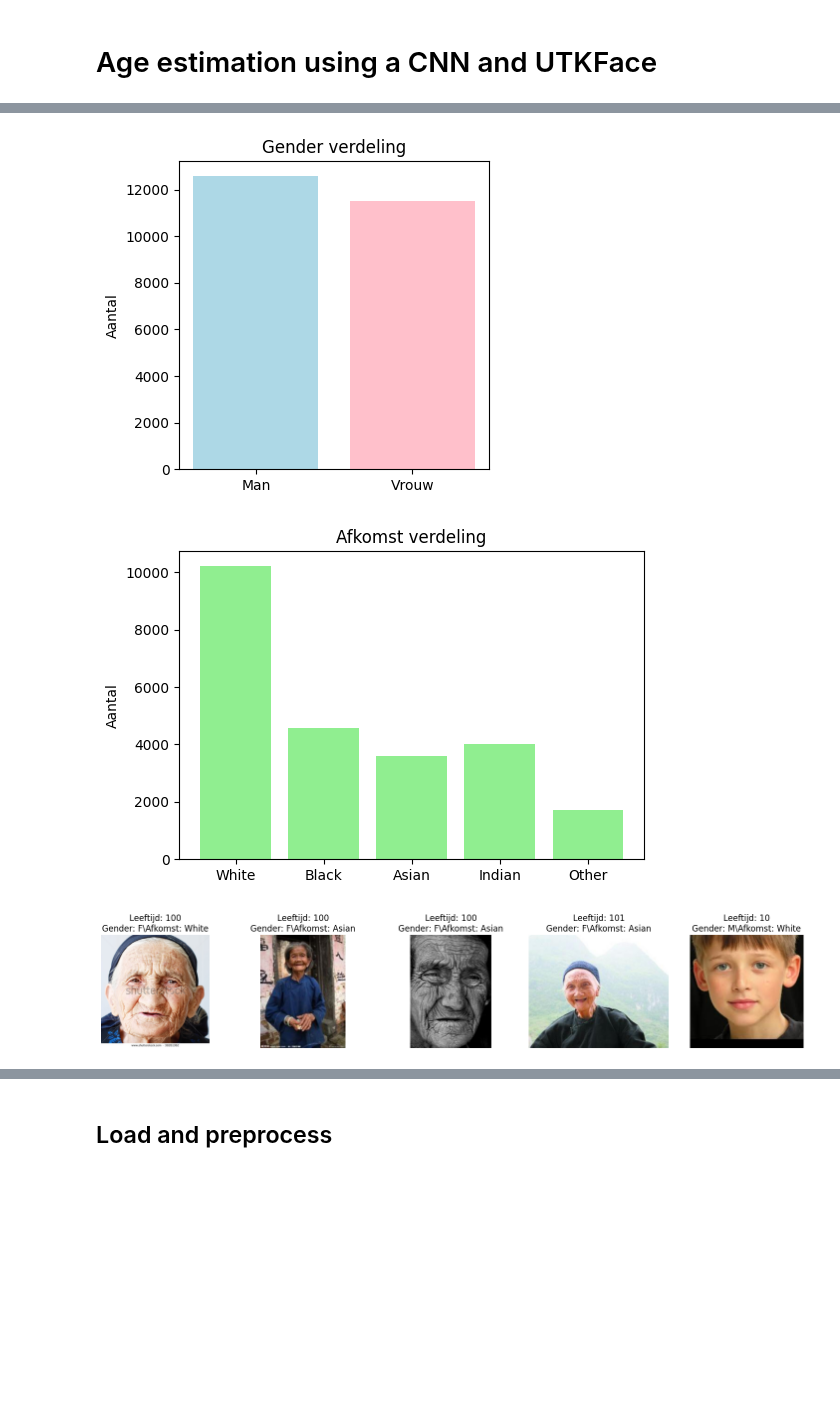
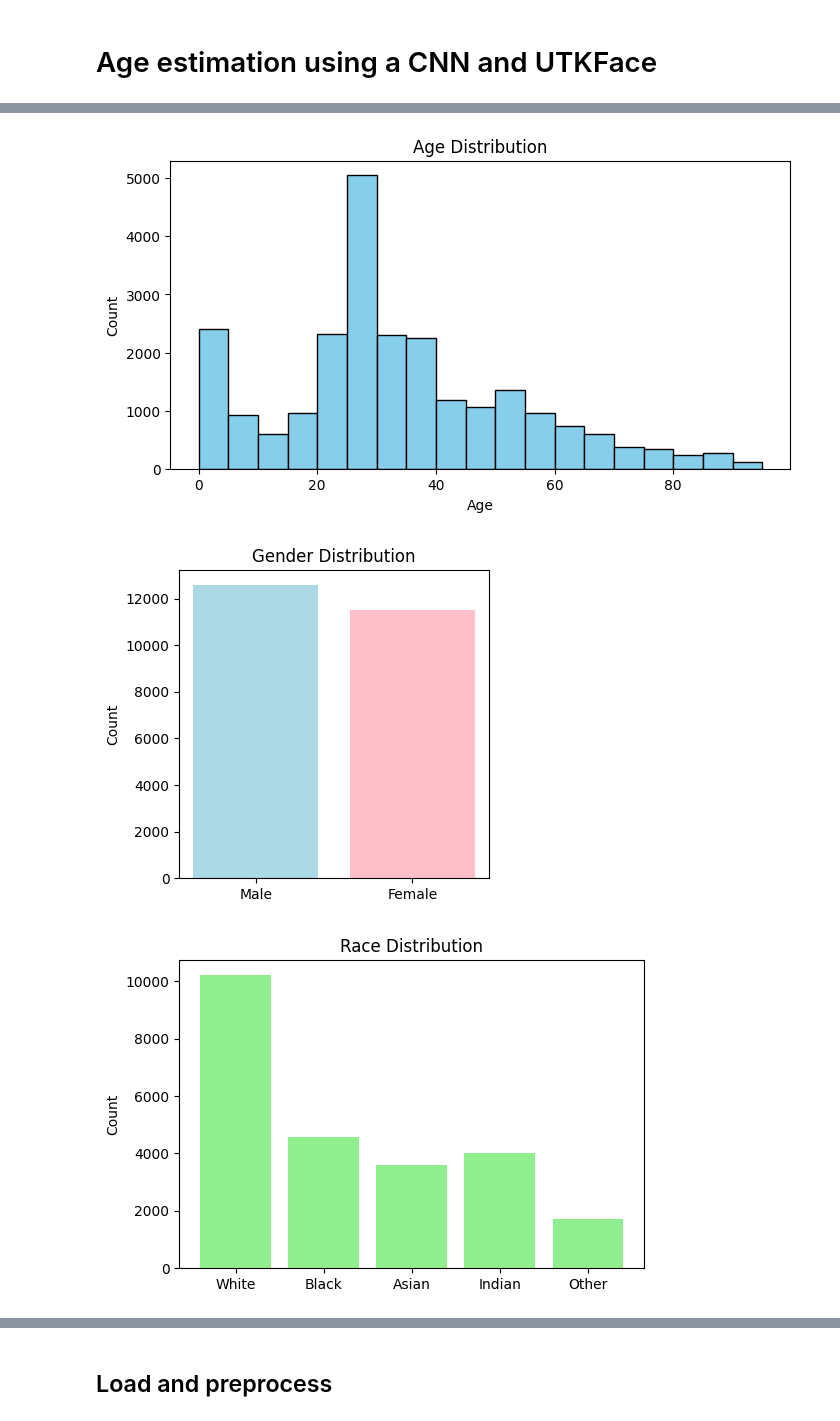
Before and after one commit to FrankVanDerVelde/master_applied-artificial_intelligence, a Jupyter notebook: age_verification_project/base_cnn.ipynb, the cells around one changed output, grey strips where cells are left out. Saved outputs shown, nothing was run; the diff lists cells and outputs as text; code cells hidden in the pictures; blank space fills up the shorter version.

```diff
--- a/age_verification_project/base_cnn.ipynb
+++ b/age_verification_project/base_cnn.ipynb
@@ -22,13 +20,13 @@ Zorg ervoor dat je een map hebt waar deze code in staat, met daarin de map UTKFa
 # %%
-#Path to the UTKFace dataset
-utkface_dir = 'data'
+# Path to the UTKFace dataset
+utkface_dir = 'UTKFace'
 
 image_paths = []
 ages = []
 genders = []
 races = []
 
-#Regex to extract labels from filename
+# Regex to extract labels from filename
 pattern = re.compile(r'^(\d+)_(\d+)_(\d+)_')
 
 for part in ['part1', 'part2', 'part3']:
@@ -66,36 +53,38 @@ plt.show()
-# %%
-#Gender verdeling plotten
-
-plt.figure(figsize=(4,4))
-plt.bar(['Man', 'Vrouw'], [genders.count(0), genders.count(1)], color=['lightblue', 'pink'])
-plt.title('Gender verdeling')
-plt.ylabel('Aantal')
-plt.show()
-# %% [output]
-[figure, removed]
-# %%
-# Afkomst verdeling plotten
-
-race_labels = ['White', 'Black', 'Asian', 'Indian', 'Other']
-race_counts = [races.count(i) for i in range(len(race_labels))]
-plt.figure(figsize=(6,4))
-plt.bar(race_labels, race_counts, color='lightgreen')
-plt.title('Afkomst verdeling')
-plt.ylabel('Aantal')
-plt.show()
-# %% [output]
-[figure, removed]
 # %%
-#Laat een paar voorbeelden zien met labels
+plt.figure(figsize=(8,4))
+plt.hist(ages, bins=range(0, 100, 5), color='skyblue', edgecolor='black')
+plt.title('Age Distribution')
+plt.xlabel('Age')
+plt.ylabel('Count')
+plt.show()
 
+# Gender distribution
+plt.figure(figsize=(4,4))
+plt.bar(['Male', 'Female'], [genders.count(0), genders.count(1)], color=['lightblue', 'pink'])
+plt.title('Gender Distribution')
+plt.ylabel('Count')
+plt.show()
+
+# Race distribution
+race_labels = ['White', 'Black', 'Asian', 'Indian', 'Other']
+race_counts = [races.count(i) for i in range(len(race_labels))]
+plt.figure(figsize=(6,4))
+plt.bar(race_labels, race_counts, color='lightgreen')
+plt.title('Race Distribution')
+plt.ylabel('Count')
+plt.show()
+
+# Show a few sample images with labels
 import matplotlib.image as mpimg
 fig, axes = plt.subplots(1, 5, figsize=(15,3))
 for i, ax in enumerate(axes):
     img = mpimg.imread(image_paths[i])
     ax.imshow(img)
     ax.axis('off')
-    ax.set_title(f'Leeftijd: {ages[i]}\nGender: {"M" if genders[i]==0 else "F"}\Afkomst: {race_labels[races[i]]}')
+    ax.set_title(f'Age: {ages[i]}\nGender: {"M" if genders[i]==0 else "F"}\nRace: {race_labels[races[i]]}')
 plt.tight_layout()
 plt.show()
 # %% [output]
-[figure, old version]
+[figure, new version]
+[figure, added]
+[figure, added]
```
Also changed, not shown: parts of 31 cells of this notebook.
